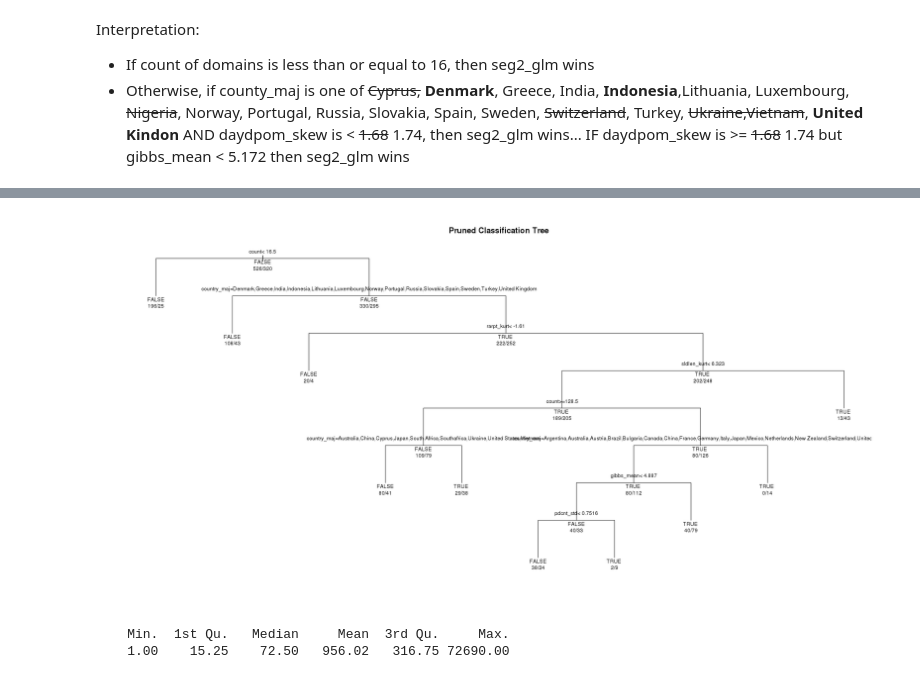
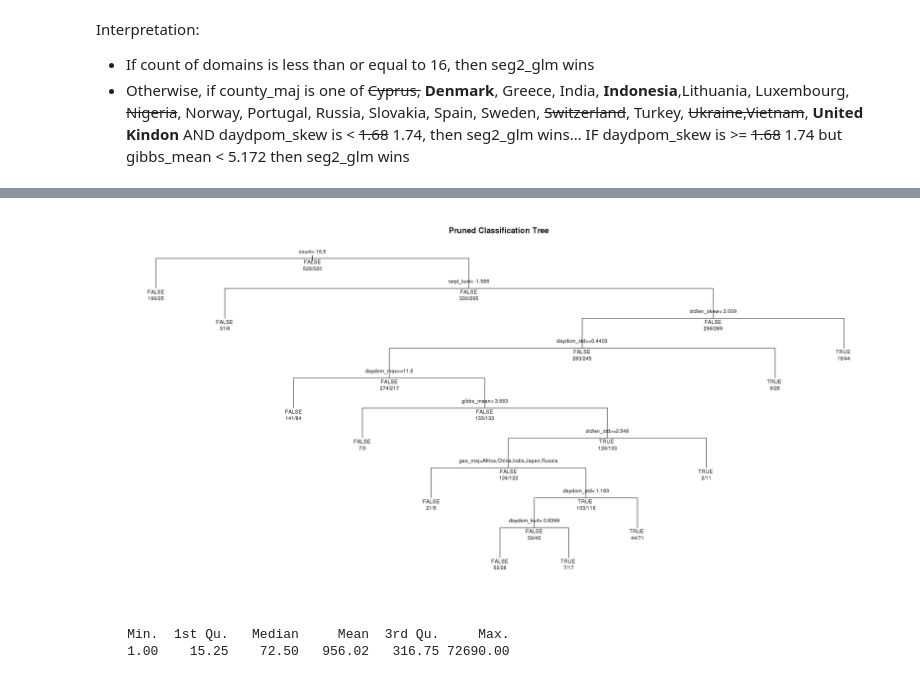
Before and after one commit to liouviaglou/Domains, a Jupyter notebook: scripts/phaseII_05_metalearning/tld_reseller_compare_meta_geo.ipynb, the cells around one changed output, grey strips where cells are left out. Cells and saved outputs as stored; diff of their text form; code cells hidden in the pictures.

```diff
--- a/scripts/phaseII_05_metalearning/tld_reseller_compare_meta_geo.ipynb
+++ b/scripts/phaseII_05_metalearning/tld_reseller_compare_meta_geo.ipynb
@@ -211,0 +180,3 @@ length(tld_reseller_names_2)
+# %%
+# replace original
+expiry_train_df_1 <- expiry_train_df_2
@@ -454,6 +450,8 @@ metrics_df = metrics_df %>%
             region_maj = region_maj,
             country_cnt = country_cnt,
             region_cnt = region_cnt,
+            geo_cnt = geo_cnt,
+            geo_maj = geo_maj,
 
             daydom_min = daydom_min,
             daydom_max = daydom_max,
@@ -705,7 +724,9 @@ names(metrics_df)
 # %%
 metrics_df_sub = metrics_df %>%
   select('auc_win', 'l10_win',
-         'count','ren_prp','tld_rat','country_maj','region_maj','country_cnt','region_cnt',
+         'count','ren_prp','tld_rat',
+         'geo_maj', 'geo_cnt',
+         #'country_maj','region_maj','country_cnt','region_cnt',
          'daydom_min','daydom_max','daydom_mean','daydom_rng','daydom_std','daydom_skew','daydom_kurt',
          'sldlen_min','sldlen_max','sldlen_mean','sldlen_rng','sldlen_std','sldlen_skew','sldlen_kurt',
          'gibbs_min','gibbs_max','gibbs_mean','gibbs_rng','gibbs_std','gibbs_skew','gibbs_kurt',
@@ -1296,6 +1314,7 @@ names(train)
 fit <- rpart(auc_win_segseg2 ~ .,
              method="class",
              data=subset(train, select = -c(tld_reseller,
+                                            country_maj,region_maj,country_cnt,region_cnt,
                                             l10_seg2_glm,l10_seg_glm,l10_agg_glm,l10_seg2_rf,l10_seg_rf,l10_agg_rf,
                                             auc_seg2_glm,auc_seg_glm,auc_agg_glm,auc_seg2_rf,auc_seg_rf,auc_agg_rf,
                                             auc_win,l10_win,l10_win_aggseg2,auc_win_aggseg2)))
@@ -1406,14 +1423,14 @@ A matrix: 7 × 5 of type dbl
 # %%
 # prune the tree
-pfit<- prune(fit, cp=   fit$cptable[which.min(fit$cptable[,"xerror"]),"CP"])
-# pfit<- prune(fit, cp= .02)
+# pfit<- prune(fit, cp=   fit$cptable[which.min(fit$cptable[,"xerror"]),"CP"])
+pfit<- prune(fit, cp= .02)
 
 # plot the pruned tree
 plot(pfit, uniform=TRUE,
    main="Pruned Classification Tree ")
 text(pfit, use.n=TRUE, all=TRUE, cex=.8, pretty=1)
 # %% [output]
-[figure, old version]
+[figure, new version]
 # %%
 summary(train$count)
 # %% [output]
```
Also changed, not shown: parts of 68 cells of this notebook, 1 other file.
